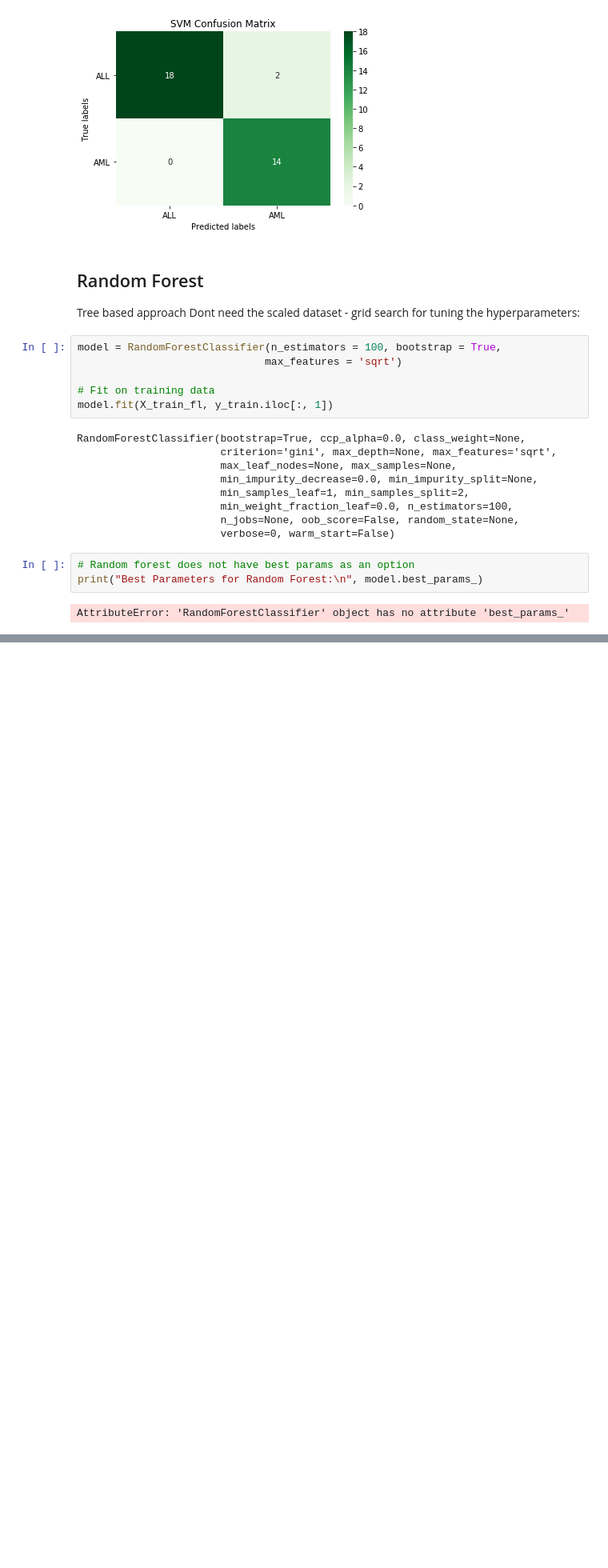
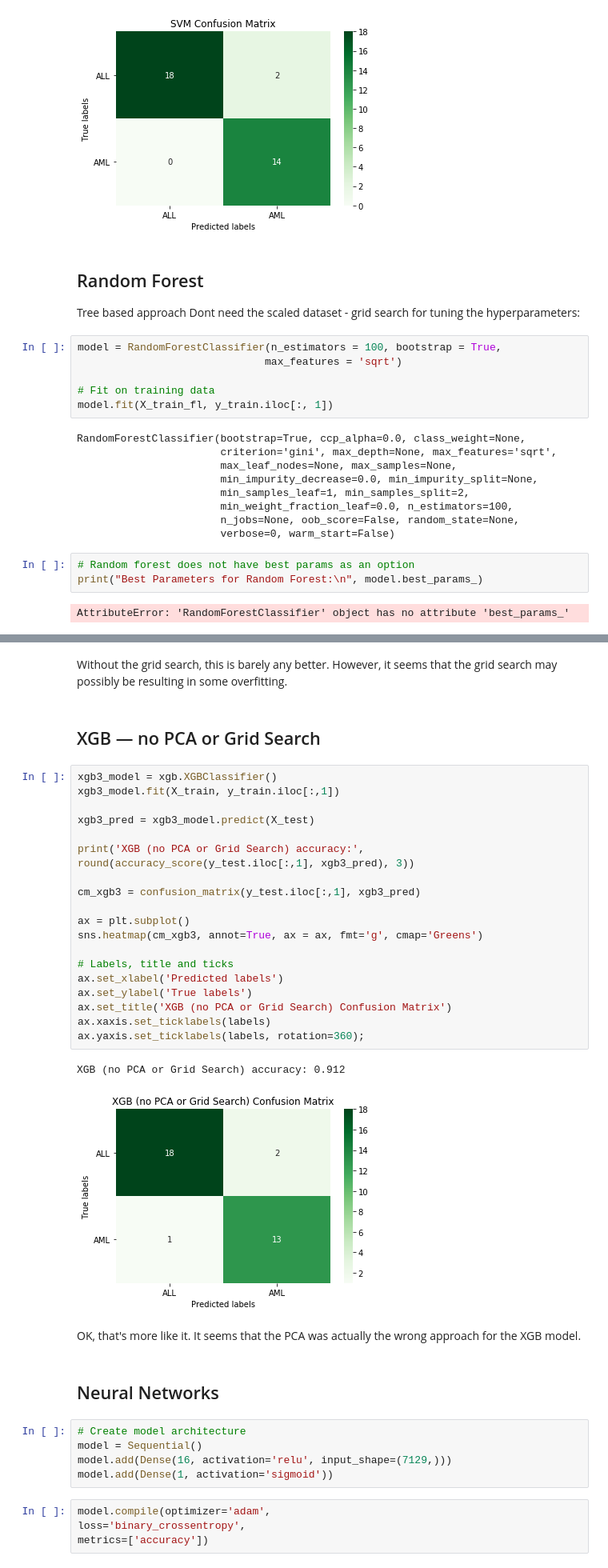
Before and after one commit to valentinastoma/AML-ALL-Cancer-Classification, a Jupyter notebook: Golub et al Data Analysis.ipynb, the cells around one changed output, grey strips where cells are left out. Shown at 80% size. Cells and saved outputs as stored; diff of their text form; blank space fills up the shorter version.

Commit message:
Golub updates neural

```diff
--- a/Golub et al Data Analysis.ipynb
+++ b/Golub et al Data Analysis.ipynb
@@ -456,0 +554,39 @@ array([0, 0, 0, 0, 0, 0, 0, 0, 0, 0, 0, 1, 1, 0, 1, 1, 0, 0, 0, 1, 0, 0,
+# %% [markdown]
+Without the grid search, this is barely any better. However, it seems that the grid search may possibly be resulting in some overfitting.
+# %% [markdown]
+## XGB — no PCA or Grid Search
+# %%
+xgb3_model = xgb.XGBClassifier()
+xgb3_model.fit(X_train, y_train.iloc[:,1])
+
+xgb3_pred = xgb3_model.predict(X_test)
+
+print('XGB (no PCA or Grid Search) accuracy:', round(accuracy_score(y_test.iloc[:,1], xgb3_pred), 3))
+
+cm_xgb3 = confusion_matrix(y_test.iloc[:,1], xgb3_pred)
+
+ax = plt.subplot()
+sns.heatmap(cm_xgb3, annot=True, ax = ax, fmt='g', cmap='Greens')
+
+# Labels, title and ticks
+ax.set_xlabel('Predicted labels')
+ax.set_ylabel('True labels')
+ax.set_title('XGB (no PCA or Grid Search) Confusion Matrix')
+ax.xaxis.set_ticklabels(labels)
+ax.yaxis.set_ticklabels(labels, rotation=360);
+# %% [output]
+XGB (no PCA or Grid Search) accuracy: 0.912
+[figure, added]
+# %% [markdown]
+OK, that's more like it. It seems that the PCA was actually the wrong approach for the XGB model.
+# %% [markdown]
+## Neural Networks
+# %%
+# Create model architecture
+model = Sequential()
+model.add(Dense(16, activation='relu', input_shape=(7129,)))
+model.add(Dense(1, activation='sigmoid'))
+# %%
+model.compile(optimizer='adam',
+loss='binary_crossentropy',
+metrics=['accuracy'])
```
Also changed, not shown: parts of 18 cells of this notebook.
